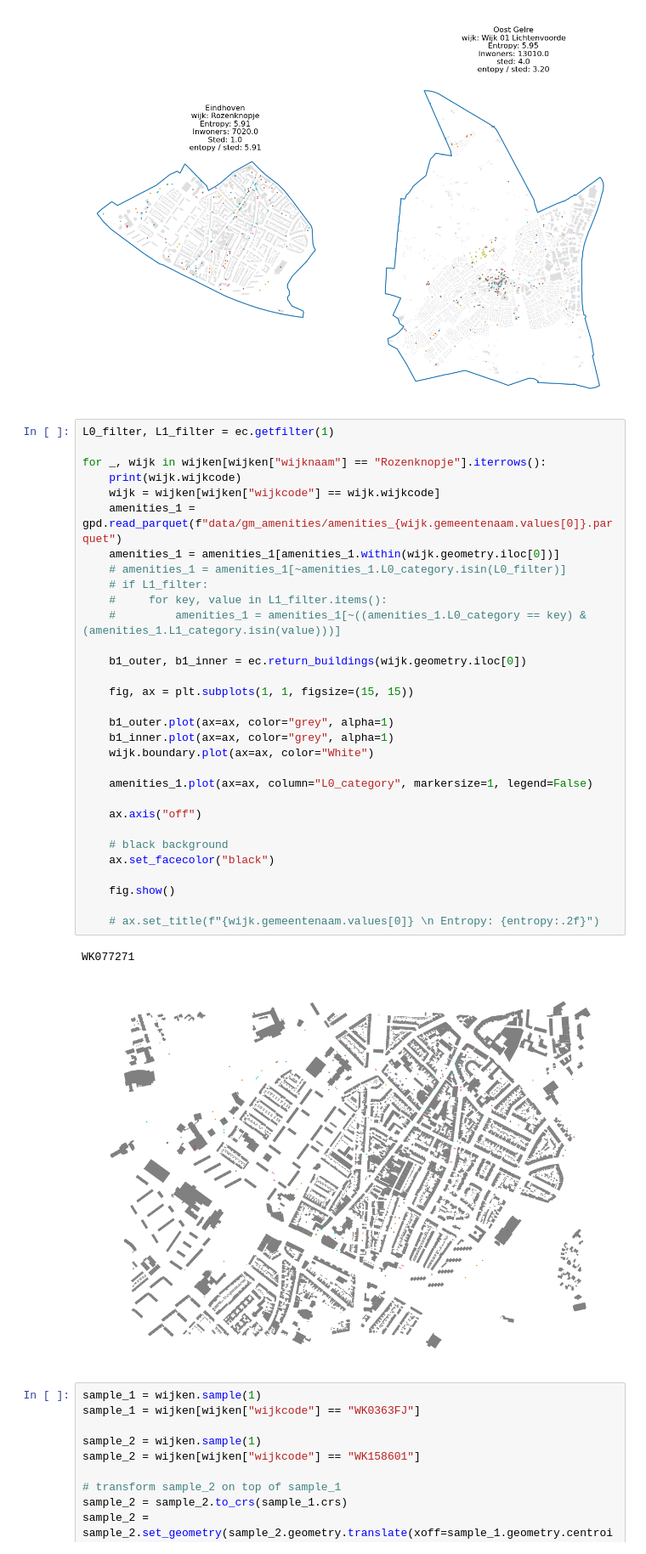
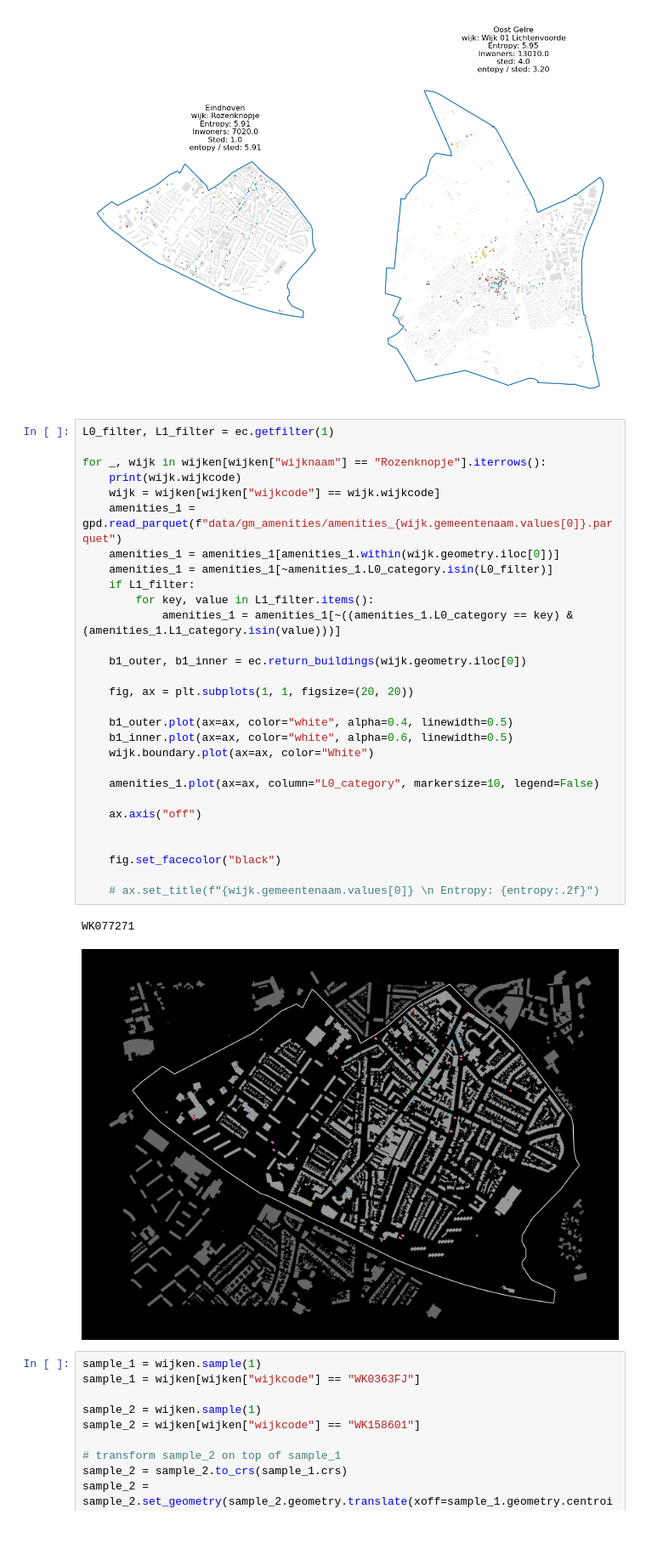
Before and after one commit to Jleeuwenburgh/UrbAN, a Jupyter notebook: wijkplot.ipynb, the cells around one changed output. Shown at 85% size. Saved outputs shown, nothing was run; the diff lists cells and outputs as text; blank space fills up the shorter version.

```diff
--- a/wijkplot.ipynb
+++ b/wijkplot.ipynb
@@ -75,37 +75,35 @@ for a in ax:
 # %%
 L0_filter, L1_filter = ec.getfilter(1)
 
 for _, wijk in wijken[wijken["wijknaam"] == "Rozenknopje"].iterrows():
     print(wijk.wijkcode)
     wijk = wijken[wijken["wijkcode"] == wijk.wijkcode]
     amenities_1 = gpd.read_parquet(f"data/gm_amenities/amenities_{wijk.gemeentenaam.values[0]}.parquet")
     amenities_1 = amenities_1[amenities_1.within(wijk.geometry.iloc[0])]
-    # amenities_1 = amenities_1[~amenities_1.L0_category.isin(L0_filter)]
-    # if L1_filter:
-    #     for key, value in L1_filter.items():
-    #         amenities_1 = amenities_1[~((amenities_1.L0_category == key) & (amenities_1.L1_category.isin(value)))]
+    amenities_1 = amenities_1[~amenities_1.L0_category.isin(L0_filter)]
+    if L1_filter:
+        for key, value in L1_filter.items():
+            amenities_1 = amenities_1[~((amenities_1.L0_category == key) & (amenities_1.L1_category.isin(value)))]
 
     b1_outer, b1_inner = ec.return_buildings(wijk.geometry.iloc[0])
 
-    fig, ax = plt.subplots(1, 1, figsize=(15, 15))
+    fig, ax = plt.subplots(1, 1, figsize=(20, 20))
 
-    b1_outer.plot(ax=ax, color="grey", alpha=1)
-    b1_inner.plot(ax=ax, color="grey", alpha=1)
+    b1_outer.plot(ax=ax, color="white", alpha=0.4, linewidth=0.5)
+    b1_inner.plot(ax=ax, color="white", alpha=0.6, linewidth=0.5)
     wijk.boundary.plot(ax=ax, color="White")
 
-    amenities_1.plot(ax=ax, column="L0_category", markersize=1, legend=False)
+    amenities_1.plot(ax=ax, column="L0_category", markersize=10, legend=False)
 
     ax.axis("off")
 
-    # black background
-    ax.set_facecolor("black")
 
-    fig.show()
+    fig.set_facecolor("black")
 
     # ax.set_title(f"{wijk.gemeentenaam.values[0]} \n Entropy: {entropy:.2f}")
 # %% [output]
 WK077271
-[figure, old version]
+[figure, new version]
 # %%
 sample_1 = wijken.sample(1)
 sample_1 = wijken[wijken["wijkcode"] == "WK0363FJ"]
```
Also changed, not shown: parts of 1 cell of this notebook, 3 other files.
